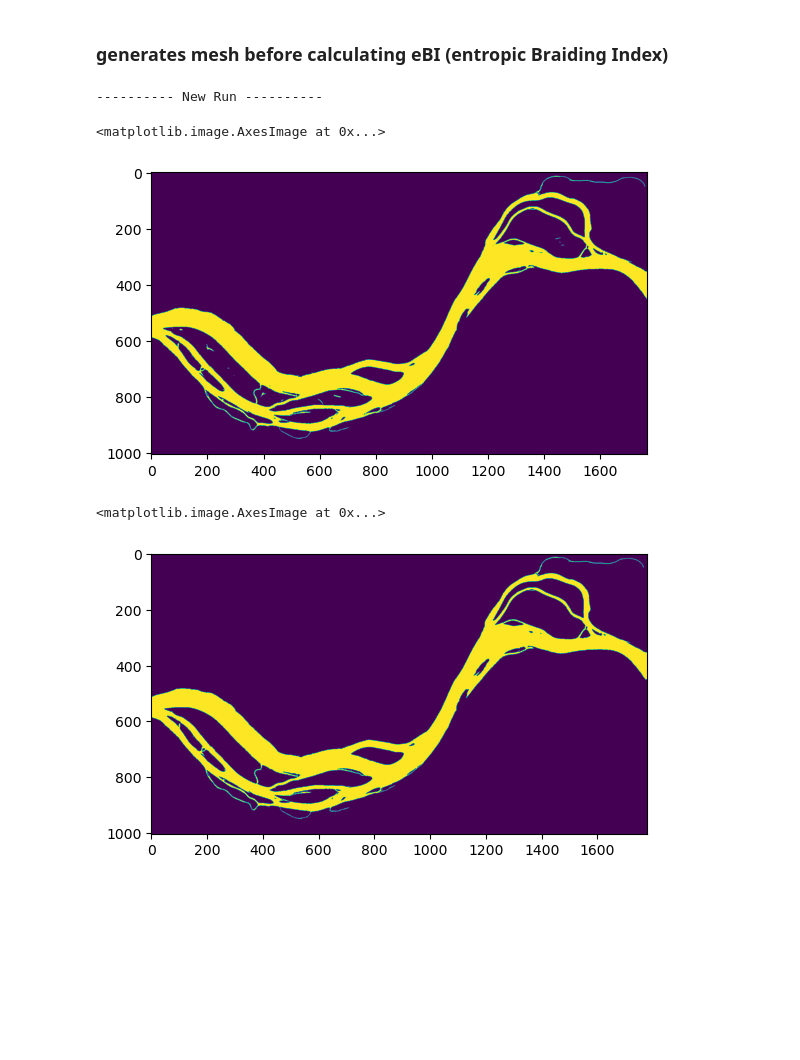
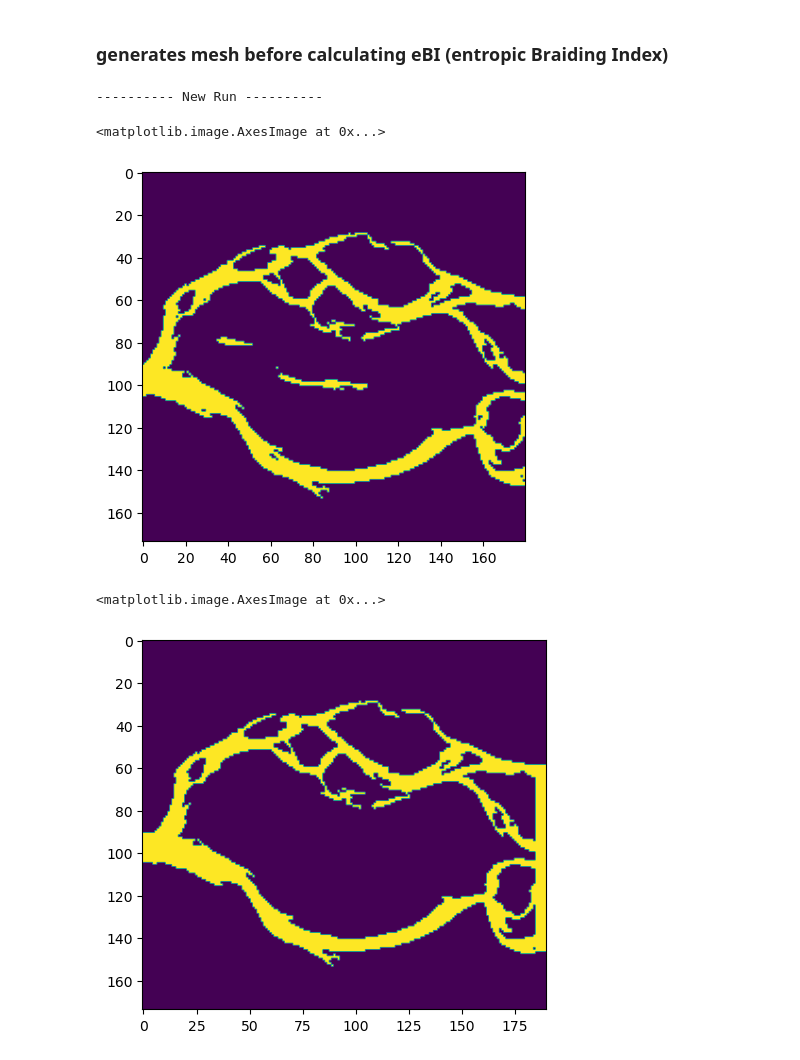
Before and after one commit to feifeixzhao/eBIcalculator, a Jupyter notebook: mesh_maker.ipynb, the cells around one changed output. Drawn from its saved outputs; the diff is of its cells as text; code cells hidden in the pictures; blank space fills up the shorter version.

Commit message:
modified plots

```diff
--- a/mesh_maker.ipynb
+++ b/mesh_maker.ipynb
@@ -61,20 +61,20 @@ All images processed.
 ### generates mesh before calculating eBI (entropic Braiding Index)
 # %%
 # Define the path to the georeferenced binary image.
-mask_path = r'C:\Users\Feifei\PHD\Landsat_watermasks\ebi_results\Aladan_VerkhoyanskiyPerevoz\Aladan_cropped.tif'
+mask_path = r'C:\Users\Feifei\PHD\Landsat_watermasks\ebi_results\Indus_Attock\Indus_cropped.tif'
 # Results will be saved with this name
-name = 'Aladan'
+name = 'Indus'
 # Where to store RivGraph-generated geotiff and geovector files.
-results_folder = r'C:\Users\Feifei\PHD\Landsat_watermasks\ebi_results\Aladan_VerkhoyanskiyPerevoz\rivgraph'
+results_folder = r'C:\Users\Feifei\PHD\Landsat_watermasks\ebi_results\Indus_Attock\rivgraph'
 # Set the exit sides of the river relative to the image.
 es = 'EW' # The first character is the upstream side
 # Boot up the river class! We set verbose=True to see progress of processing.
 River = river(name, mask_path, results_folder, exit_sides=es, verbose=True)
 plt.imshow(River.Imask)
 # %% [output]
 ---------- New Run ----------
 <matplotlib.image.AxesImage at 0x...>
-[figure, old version]
+[figure, new version]
 # %%
 # Remove isolated water bodies, pad river
 River.Imask= iu.largest_blobs(River.Imask, nlargest=1, action='keep')
@@ -85,7 +85,7 @@ River.Imask, pads = m2g.cap_river_im(River.Imask, es, capsize=5)
 plt.imshow(River.Imask)
 # %% [output]
 <matplotlib.image.AxesImage at 0x...>
-[figure, old version]
+[figure, new version]
 # %%
 from rivgraph.ordered_set import OrderedSet
 
```
Also changed, not shown: parts of 3 cells of this notebook, 2 other files.
